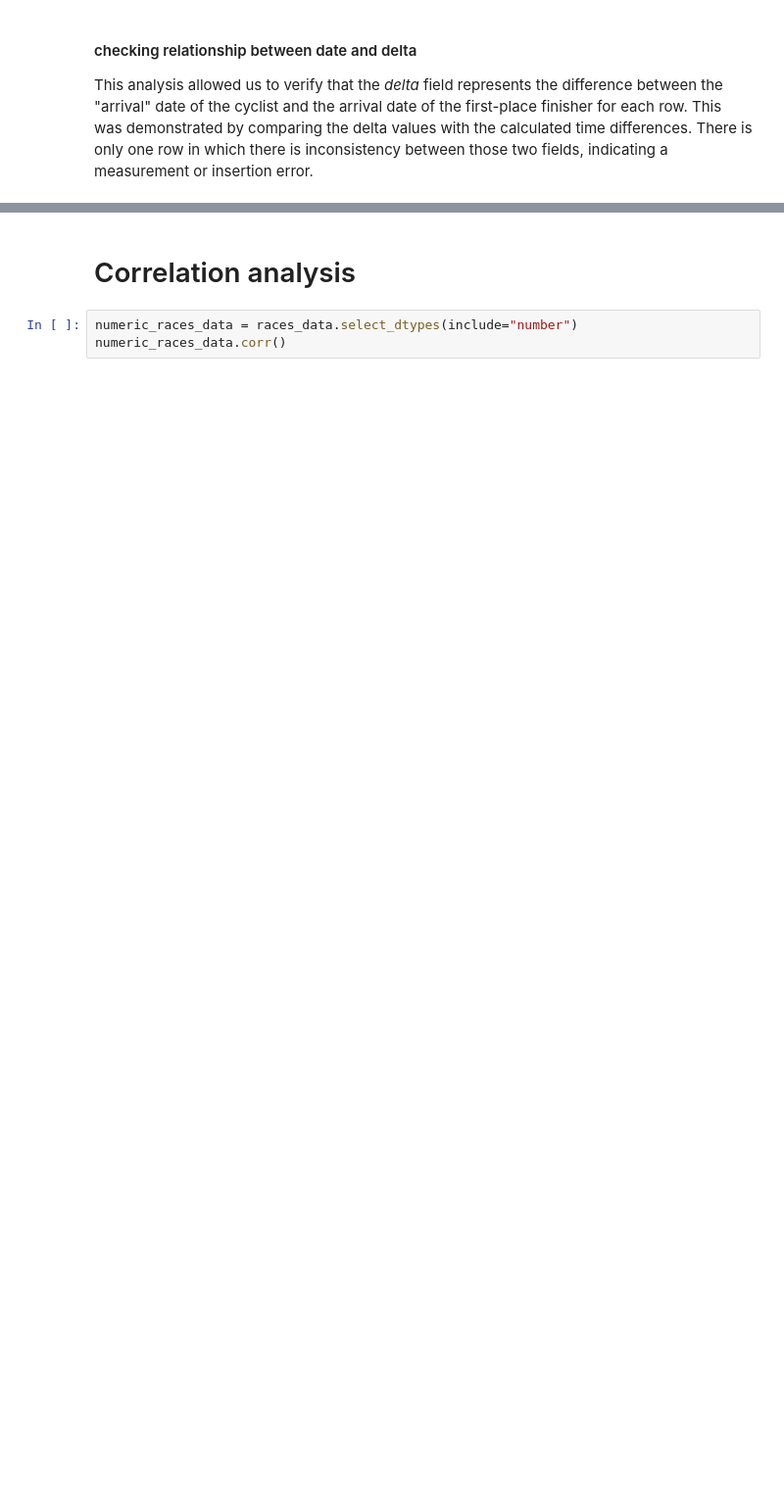
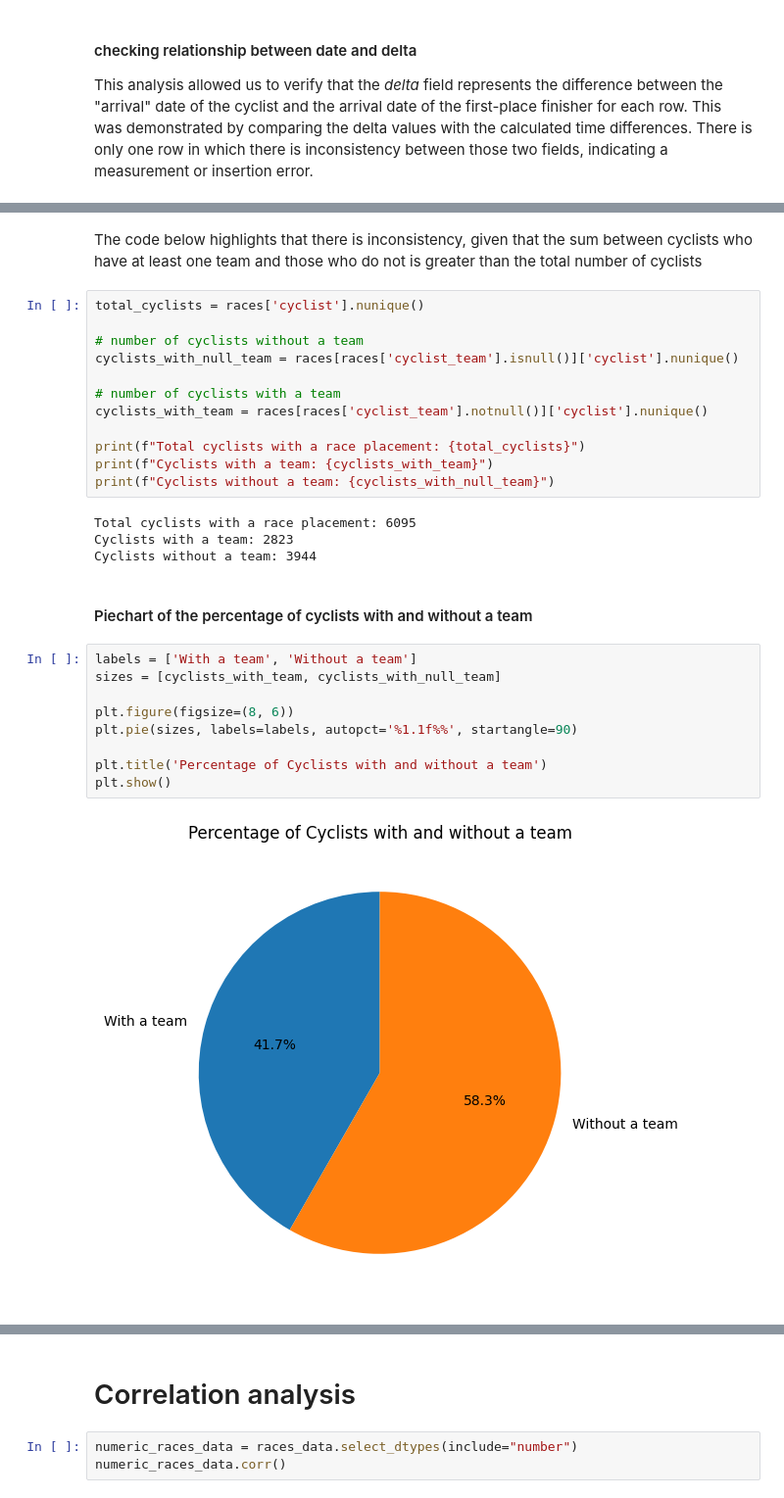
Before and after one commit to luca-rizzo/dm-2024-project, a Jupyter notebook: notebook/data_understanding.ipynb, the cells around one changed output, grey strips where cells are left out. Shown at 98% size. Drawn from its saved outputs; the diff is of its cells as text; blank space fills up the shorter version.

Commit message:
Aggiunta data quality di cyclist_team

```diff
--- a/notebook/data_understanding.ipynb
+++ b/notebook/data_understanding.ipynb
@@ -1628,0 +1758,31 @@ else:
+# %% [markdown]
+The code below highlights that there is inconsistency, given that the sum between cyclists who have at least one team and those who do not is greater than the total number of cyclists
+# %%
+total_cyclists = races['cyclist'].nunique()
+
+# number of cyclists without a team
+cyclists_with_null_team = races[races['cyclist_team'].isnull()]['cyclist'].nunique()
+
+# number of cyclists with a team
+cyclists_with_team = races[races['cyclist_team'].notnull()]['cyclist'].nunique()
+
+print(f"Total cyclists with a race placement: {total_cyclists}")
+print(f"Cyclists with a team: {cyclists_with_team}")
+print(f"Cyclists without a team: {cyclists_with_null_team}")
+# %% [output]
+Total cyclists with a race placement: 6095
+Cyclists with a team: 2823
+Cyclists without a team: 3944
+# %% [markdown]
+#### Piechart of the percentage of cyclists with and without a team
+# %%
+labels = ['With a team', 'Without a team']
+sizes = [cyclists_with_team, cyclists_with_null_team]
+
+plt.figure(figsize=(8, 6))
+plt.pie(sizes, labels=labels, autopct='%1.1f%%', startangle=90)
+
+plt.title('Percentage of Cyclists with and without a team')
+plt.show()
+# %% [output]
+[figure, added]
```
Also changed, not shown: parts of 48 cells of this notebook.
